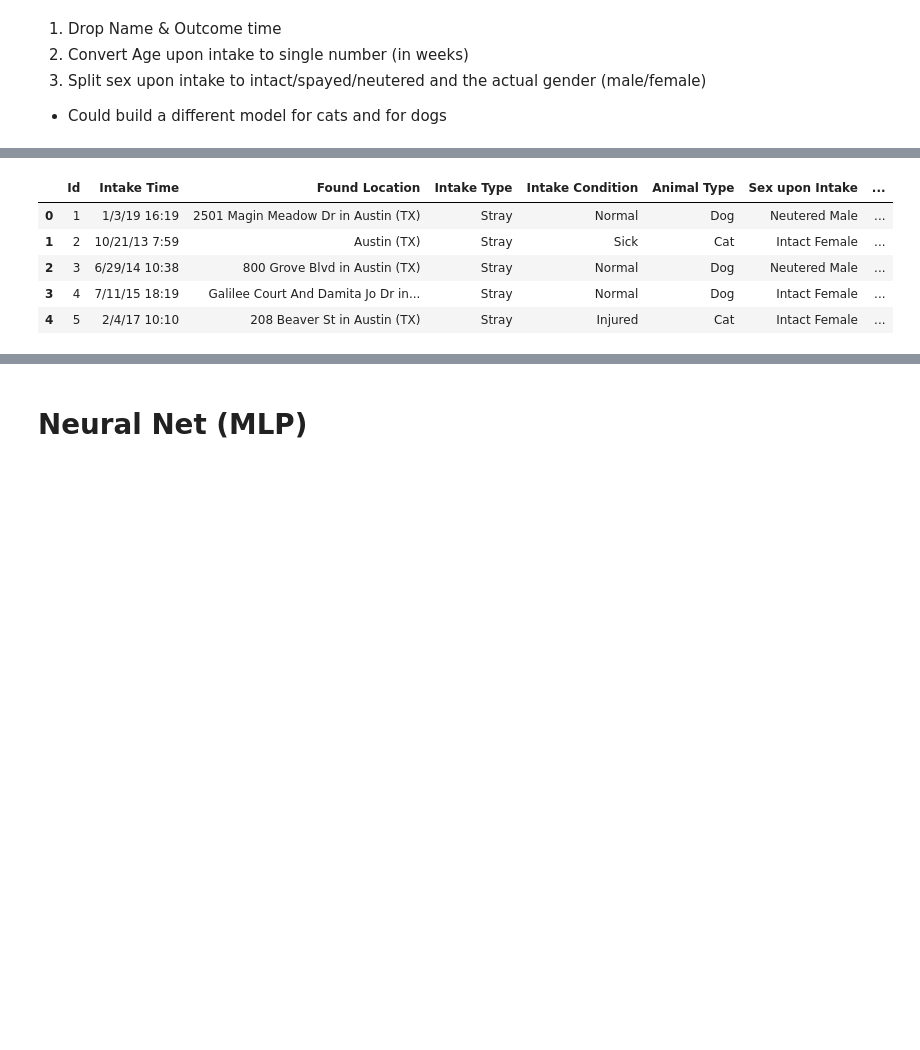
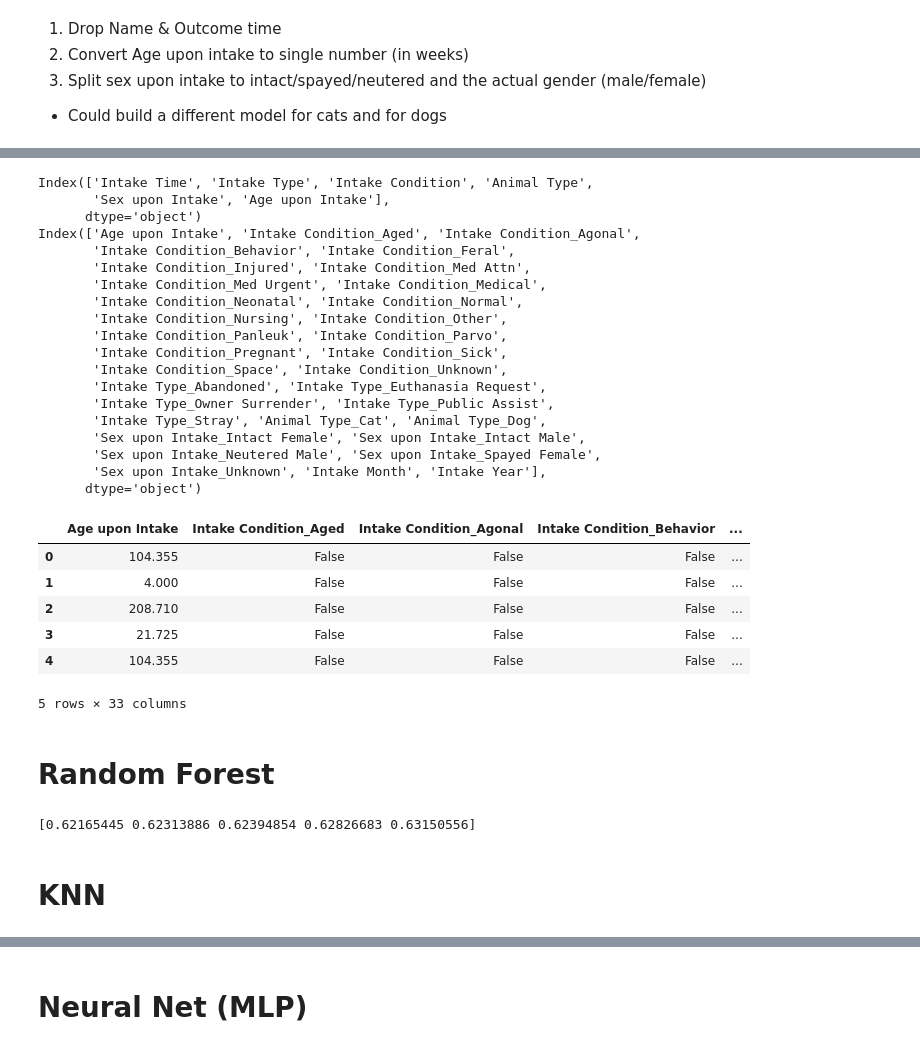
Before and after one commit to Sarcovora/ML_Class_Competition, a Jupyter notebook: data_inspection.ipynb, the cells around one changed output, grey strips where cells are left out. Saved outputs shown, nothing was run; the diff lists cells and outputs as text; code cells hidden in the pictures; blank space fills up the shorter version.

```diff
--- a/data_inspection.ipynb
+++ b/data_inspection.ipynb
@@ -87,0 +76,14 @@ Index(['Age upon Intake', 'Breed', 'Color', 'Outcome Type',
+# %%
+def process_test_data(data):
+    data = data.drop(columns=['Id'])
+    data = data.drop(columns=['Found Location', 'Date of Birth'])
+    data = data.drop(columns=['Breed', 'Color'])
+    data = data.dropna()
+    print(data.columns)
+    data = pd.get_dummies(data, columns=['Intake Condition', 'Intake Type', 'Animal Type', 'Sex upon Intake'])
+    data['Age upon Intake'] = data['Age upon Intake'].apply(convert_to_weeks)
+    data = extract_month_year(data, column='Intake Time')
+    data = data.drop(columns=['Intake Time'])
+    print(data.columns)
+    data.head()
+    return data
@@ -88,10 +116,34 @@ Index(['Age upon Intake', 'Breed', 'Color', 'Outcome Type',
 # %%
 test_data = pd.read_csv('test.csv', header=0)
 test_data.head()
+test_data = process_test_data(test_data)
+test_data.head()
 # %% [output]
+Index(['Intake Time', 'Intake Type', 'Intake Condition', 'Animal Type',
+       'Sex upon Intake', 'Age upon Intake'],
+      dtype='object')
+Index(['Age upon Intake', 'Intake Condition_Aged', 'Intake Condition_Agonal',
+       'Intake Condition_Behavior', 'Intake Condition_Feral',
+       'Intake Condition_Injured', 'Intake Condition_Med Attn',
+       'Intake Condition_Med Urgent', 'Intake Condition_Medical',
+       'Intake Condition_Neonatal', 'Intake Condition_Normal',
+       'Intake Condition_Nursing', 'Intake Condition_Other',
+       'Intake Condition_Panleuk', 'Intake Condition_Parvo',
+       'Intake Condition_Pregnant', 'Intake Condition_Sick',
+       'Intake Condition_Space', 'Intake Condition_Unknown',
+       'Intake Type_Abandoned', 'Intake Type_Euthanasia Request',
+       'Intake Type_Owner Surrender', 'Intake Type_Public Assist',
+       'Intake Type_Stray', 'Animal Type_Cat', 'Animal Type_Dog',
+       'Sex upon Intake_Intact Female', 'Sex upon Intake_Intact Male',
+       'Sex upon Intake_Neutered Male', 'Sex upon Intake_Spayed Female',
+       'Sex upon Intake_Unknown', 'Intake Month', 'Intake Year'],
+      dtype='object')
-|  | Id | Intake Time | Found Location | Intake Type | Intake Condition | Animal Type | Sex upon Intake | ... |
-| 0 | 1 | 1/3/19 16:19 | 2501 Magin Meadow Dr in Austin (TX) | Stray | Normal | Dog | Neutered Male | ... |
-| 1 | 2 | 10/21/13 7:59 | Austin (TX) | Stray | Sick | Cat | Intact Female | ... |
-| 2 | 3 | 6/29/14 10:38 | 800 Grove Blvd in Austin (TX) | Stray | Normal | Dog | Neutered Male | ... |
-| 3 | 4 | 7/11/15 18:19 | Galilee Court And Damita Jo Dr in... | Stray | Normal | Dog | Intact Female | ... |
-| 4 | 5 | 2/4/17 10:10 | 208 Beaver St in Austin (TX) | Stray | Injured | Cat | Intact Female | ... |
+|  | Age upon Intake | Intake Condition_Aged | Intake Condition_Agonal | Intake Condition_Behavior | ... |
+| 0 | 104.355 | False | False | False | ... |
+| 1 | 4.000 | False | False | False | ... |
+| 2 | 208.710 | False | False | False | ... |
+| 3 | 21.725 | False | False | False | ... |
+| 4 | 104.355 | False | False | False | ... |
+5 rows × 33 columns
+# %% [markdown]
+# Random Forest
@@ -97,0 +155,5 @@ test_data.head()
+# %%
+accuracy = cross_val_score(forest, train_x, train_y, cv=5, scoring='accuracy')
+print(accuracy)
+# %% [output]
+[0.62165445 0.62313886 0.62394854 0.62826683 0.63150556]
@@ -97,0 +168,2 @@ test_data.head()
+# %% [markdown]
+# KNN
```
Also changed, not shown: parts of 18 cells of this notebook, 2 other files.
